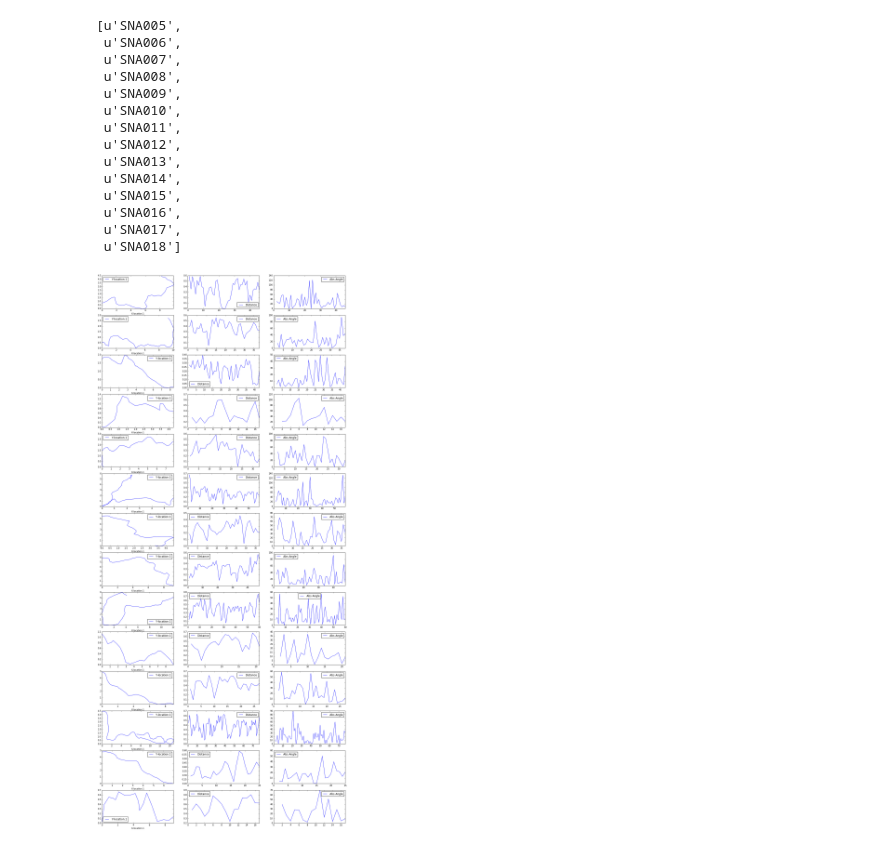
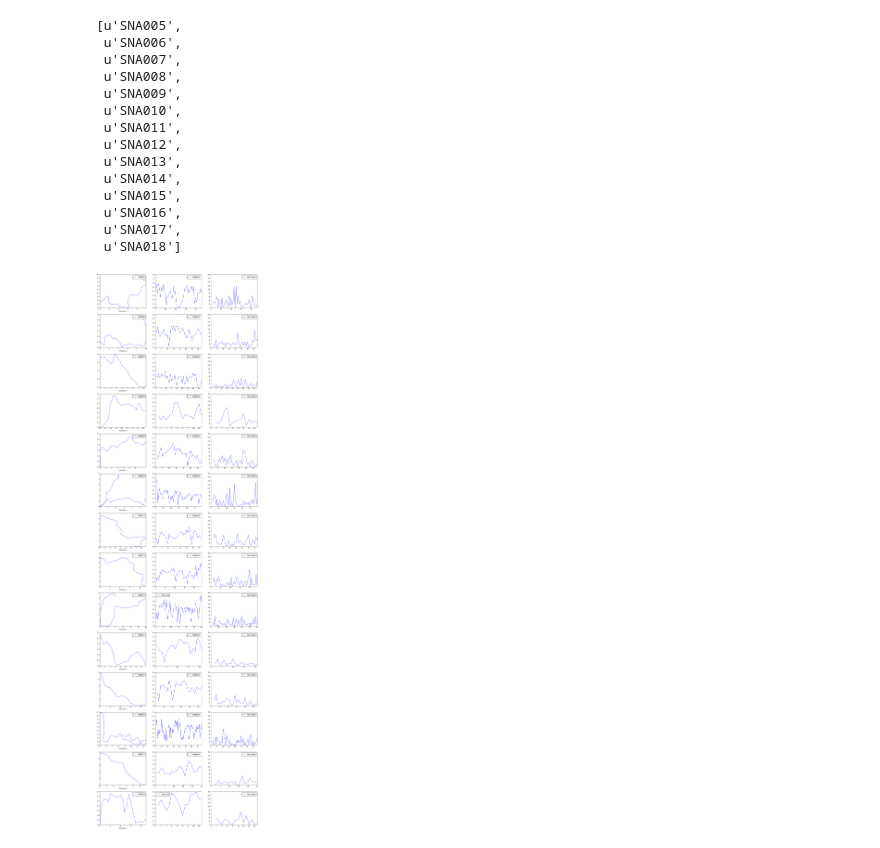
Before and after one commit to rah/optimal-search, a Jupyter notebook: ipython/70 84-10-22 Townsville.ipynb, the cells around one changed output. Saved outputs shown, nothing was run; the diff lists cells and outputs as text; code cells hidden in the pictures.

```diff
--- a/ipython/70 84-10-22 Townsville.ipynb
+++ b/ipython/70 84-10-22 Townsville.ipynb
@@ -21,15 +23,7 @@ df.keys()
  u'SNA016',
  u'SNA017',
  u'SNA018']
-# %%
-fig, axes = plt.subplots(nrows=14, ncols=3, figsize=(20, 45))
-
-position = 0
-
-for key in df.keys():
-    df[key].plot(x='X-location.1', y='Y-location.1', ax=axes[position, 0])
-    df[key].plot(y='Distance', ax=axes[position, 1])
-    df[key].plot(y='Abs Angle', ax=axes[position, 2])
-    position = position + 1
-# %% [output]
-[figure, removed]
+# %%
+plot_tracks(df)
+# %% [output]
+[figure, added]
```
Also changed, not shown: parts of 2 cells of this notebook, 3 other files.
